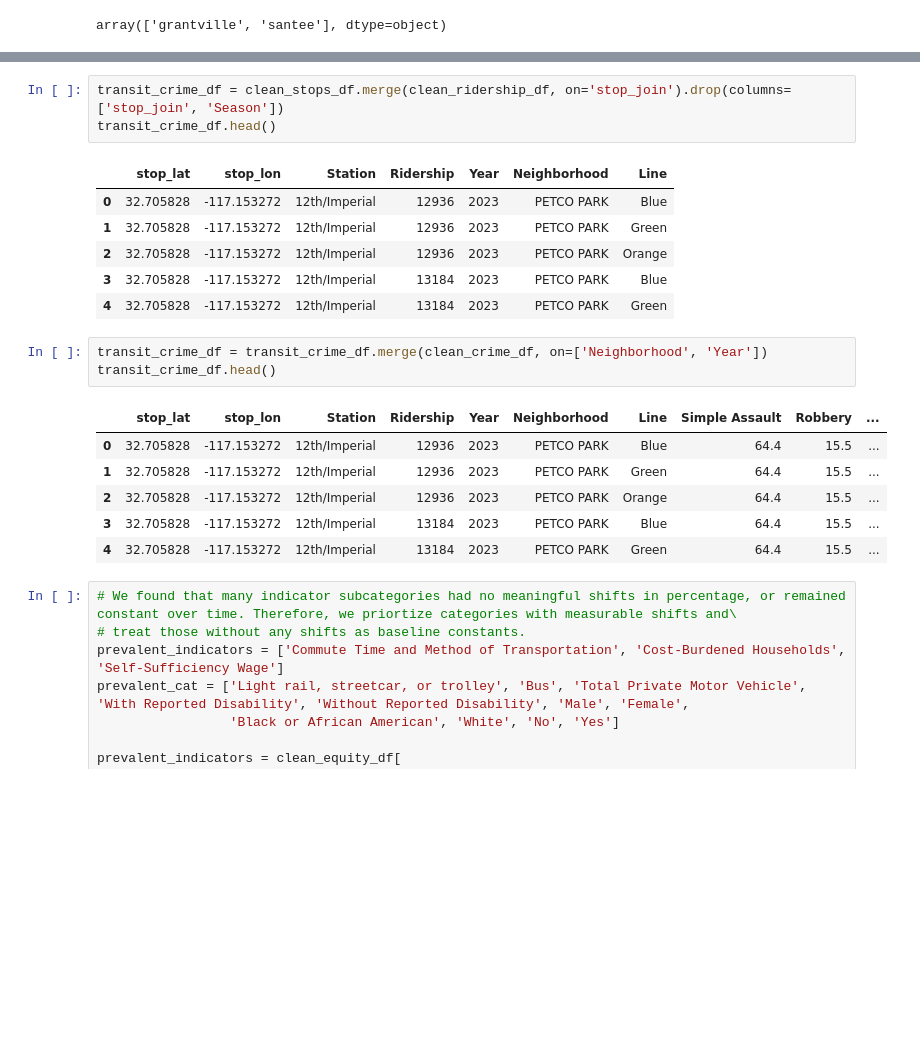
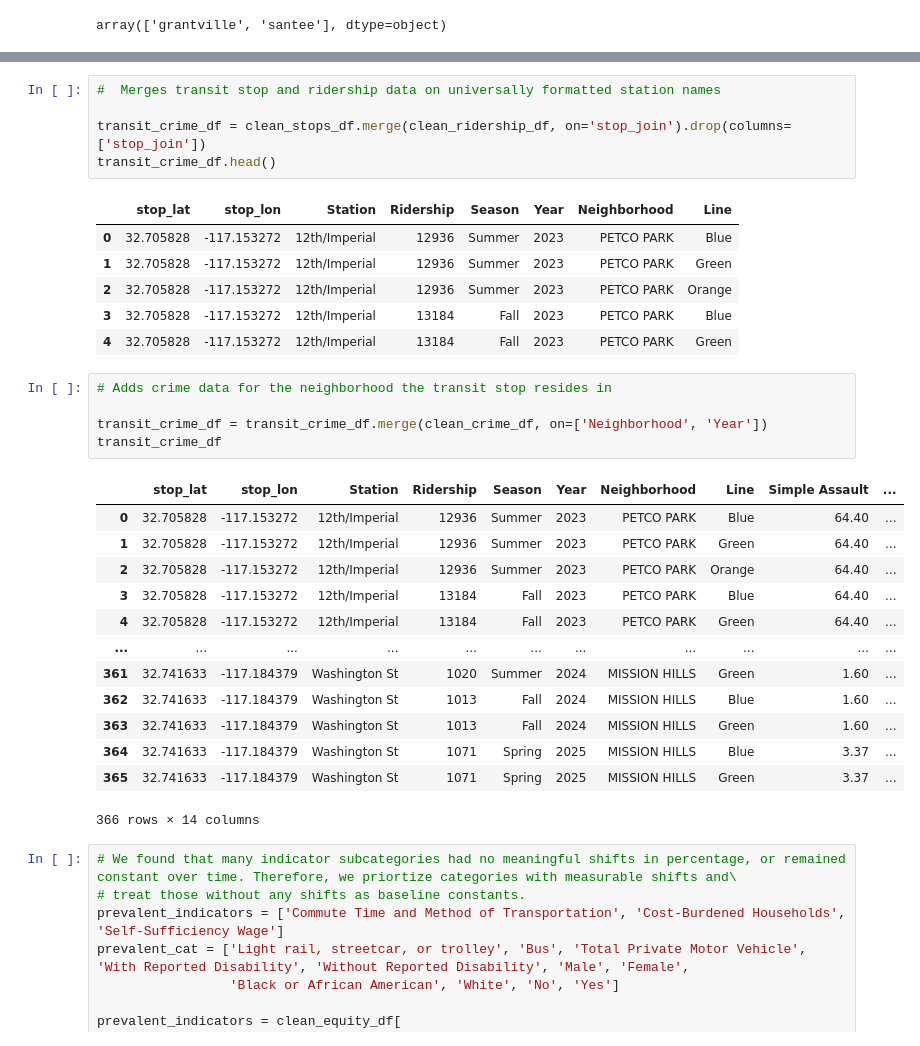
Before and after one commit to COGS108/Group022_WI26, a Jupyter notebook: 03-FinalProject.ipynb, the cells around one changed output, grey strips where cells are left out. Drawn from its saved outputs; the diff is of its cells as text; blank space fills up the shorter version.

Commit message:
Changing Data cleaning format

```diff
--- a/03-FinalProject.ipynb
+++ b/03-FinalProject.ipynb
@@ -232,23 +294,34 @@ clean_stops_df = clean_stops_df.groupby('stop_join').agg({'stop_lat': 'mean', 's
 # %%
-transit_crime_df = clean_stops_df.merge(clean_ridership_df, on='stop_join').drop(columns=['stop_join', 'Season'])
+#  Merges transit stop and ridership data on universally formatted station names
+
+transit_crime_df = clean_stops_df.merge(clean_ridership_df, on='stop_join').drop(columns=['stop_join'])
 transit_crime_df.head()
 # %% [output]
-|  | stop_lat | stop_lon | Station | Ridership | Year | Neighborhood | Line |
-| 0 | 32.705828 | -117.153272 | 12th/Imperial | 12936 | 2023 | PETCO PARK | Blue |
-| 1 | 32.705828 | -117.153272 | 12th/Imperial | 12936 | 2023 | PETCO PARK | Green |
-| 2 | 32.705828 | -117.153272 | 12th/Imperial | 12936 | 2023 | PETCO PARK | Orange |
-| 3 | 32.705828 | -117.153272 | 12th/Imperial | 13184 | 2023 | PETCO PARK | Blue |
-| 4 | 32.705828 | -117.153272 | 12th/Imperial | 13184 | 2023 | PETCO PARK | Green |
+|  | stop_lat | stop_lon | Station | Ridership | Season | Year | Neighborhood | Line |
+| 0 | 32.705828 | -117.153272 | 12th/Imperial | 12936 | Summer | 2023 | PETCO PARK | Blue |
+| 1 | 32.705828 | -117.153272 | 12th/Imperial | 12936 | Summer | 2023 | PETCO PARK | Green |
+| 2 | 32.705828 | -117.153272 | 12th/Imperial | 12936 | Summer | 2023 | PETCO PARK | Orange |
+| 3 | 32.705828 | -117.153272 | 12th/Imperial | 13184 | Fall | 2023 | PETCO PARK | Blue |
+| 4 | 32.705828 | -117.153272 | 12th/Imperial | 13184 | Fall | 2023 | PETCO PARK | Green |
 # %%
+# Adds crime data for the neighborhood the transit stop resides in
+
 transit_crime_df = transit_crime_df.merge(clean_crime_df, on=['Neighborhood', 'Year'])
-transit_crime_df.head()
+transit_crime_df
 # %% [output]
-|  | stop_lat | stop_lon | Station | Ridership | Year | Neighborhood | Line | Simple Assault | Robbery | ... |
-| 0 | 32.705828 | -117.153272 | 12th/Imperial | 12936 | 2023 | PETCO PARK | Blue | 64.4 | 15.5 | ... |
-| 1 | 32.705828 | -117.153272 | 12th/Imperial | 12936 | 2023 | PETCO PARK | Green | 64.4 | 15.5 | ... |
-| 2 | 32.705828 | -117.153272 | 12th/Imperial | 12936 | 2023 | PETCO PARK | Orange | 64.4 | 15.5 | ... |
-| 3 | 32.705828 | -117.153272 | 12th/Imperial | 13184 | 2023 | PETCO PARK | Blue | 64.4 | 15.5 | ... |
-| 4 | 32.705828 | -117.153272 | 12th/Imperial | 13184 | 2023 | PETCO PARK | Green | 64.4 | 15.5 | ... |
+|  | stop_lat | stop_lon | Station | Ridership | Season | Year | Neighborhood | Line | Simple Assault | ... |
+| 0 | 32.705828 | -117.153272 | 12th/Imperial | 12936 | Summer | 2023 | PETCO PARK | Blue | 64.40 | ... |
+| 1 | 32.705828 | -117.153272 | 12th/Imperial | 12936 | Summer | 2023 | PETCO PARK | Green | 64.40 | ... |
+| 2 | 32.705828 | -117.153272 | 12th/Imperial | 12936 | Summer | 2023 | PETCO PARK | Orange | 64.40 | ... |
+| 3 | 32.705828 | -117.153272 | 12th/Imperial | 13184 | Fall | 2023 | PETCO PARK | Blue | 64.40 | ... |
+| 4 | 32.705828 | -117.153272 | 12th/Imperial | 13184 | Fall | 2023 | PETCO PARK | Green | 64.40 | ... |
+| ... | ... | ... | ... | ... | ... | ... | ... | ... | ... | ... |
+| 361 | 32.741633 | -117.184379 | Washington St | 1020 | Summer | 2024 | MISSION HILLS | Green | 1.60 | ... |
+| 362 | 32.741633 | -117.184379 | Washington St | 1013 | Fall | 2024 | MISSION HILLS | Blue | 1.60 | ... |
+| 363 | 32.741633 | -117.184379 | Washington St | 1013 | Fall | 2024 | MISSION HILLS | Green | 1.60 | ... |
+| 364 | 32.741633 | -117.184379 | Washington St | 1071 | Spring | 2025 | MISSION HILLS | Blue | 3.37 | ... |
+| 365 | 32.741633 | -117.184379 | Washington St | 1071 | Spring | 2025 | MISSION HILLS | Green | 3.37 | ... |
+366 rows × 14 columns
 # %%
 # We found that many indicator subcategories had no meaningful shifts in percentage, or remained constant over time. Therefore, we priortize categories with measurable shifts and\
 # treat those without any shifts as baseline constants.
```
Also changed, not shown: parts of 20 cells of this notebook.
